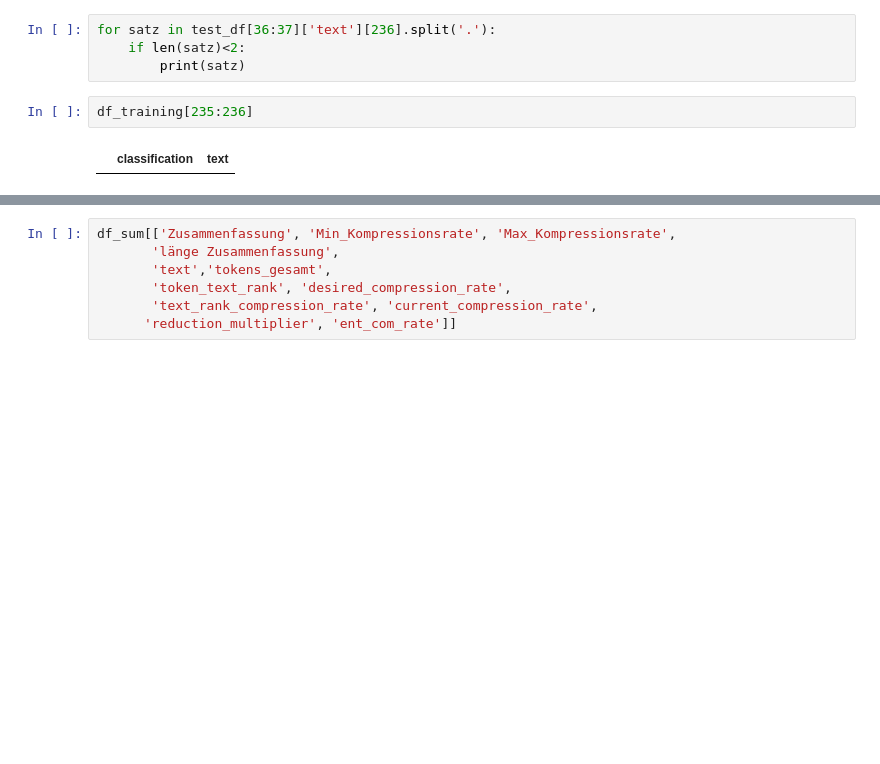
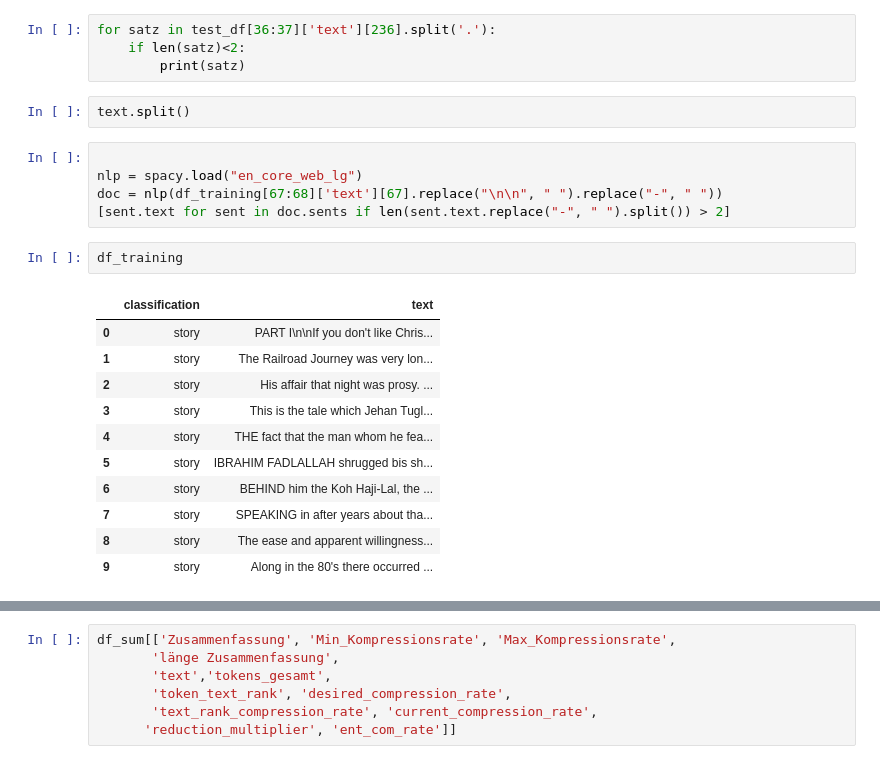
Before and after one commit to NICFRU/Projektrealisierung, a Jupyter notebook: colab.ipynb, the cells around one changed output, grey strips where cells are left out. Saved outputs shown, nothing was run; the diff lists cells and outputs as text; blank space fills up the shorter version.

Commit message:
train data creation

```diff
--- a/colab.ipynb
+++ b/colab.ipynb
@@ -246,7 +276,24 @@ test_df=df_train[df_train.classification=='news'].reset_index(drop=True)[['class
 for satz in test_df[36:37]['text'][236].split('.'):
     if len(satz)<2:
         print(satz)
+# %%
+text.split()
+# %%
+
+nlp = spacy.load("en_core_web_lg")
+doc = nlp(df_training[67:68]['text'][67].replace("\n\n", " ").replace("-", " "))
+[sent.text for sent in doc.sents if len(sent.text.replace("-", " ").split()) > 2]
 # %%
-df_training[235:236]
+df_training
 # %% [output]
 |  | classification | text |
+| 0 | story | PART I\n\nIf you don't like Chris... |
+| 1 | story | The Railroad Journey was very lon... |
+| 2 | story | His affair that night was prosy. ... |
+| 3 | story | This is the tale which Jehan Tugl... |
+| 4 | story | THE fact that the man whom he fea... |
+| 5 | story | IBRAHIM FADLALLAH shrugged bis sh... |
+| 6 | story | BEHIND him the Koh Haji-Lal, the ... |
+| 7 | story | SPEAKING in after years about tha... |
+| 8 | story | The ease and apparent willingness... |
+| 9 | story | Along in the 80's there occurred ... |
```
Also changed, not shown: parts of 18 cells of this notebook.
